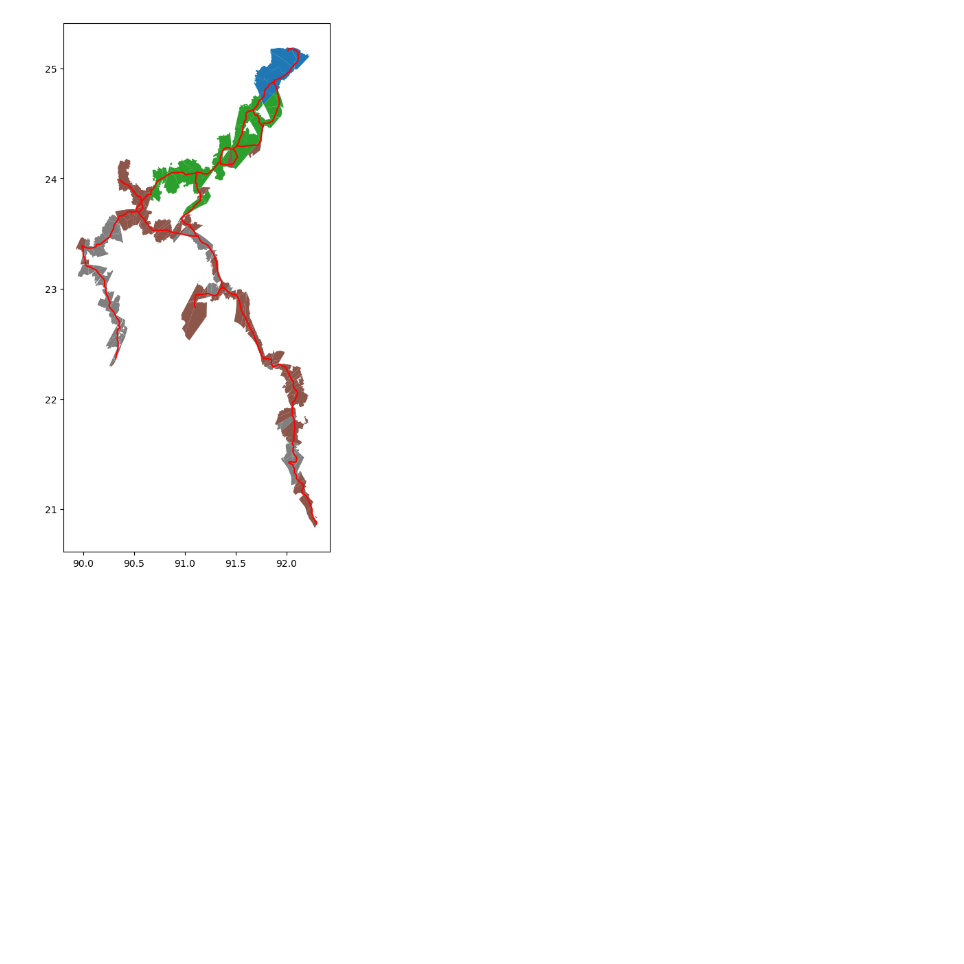
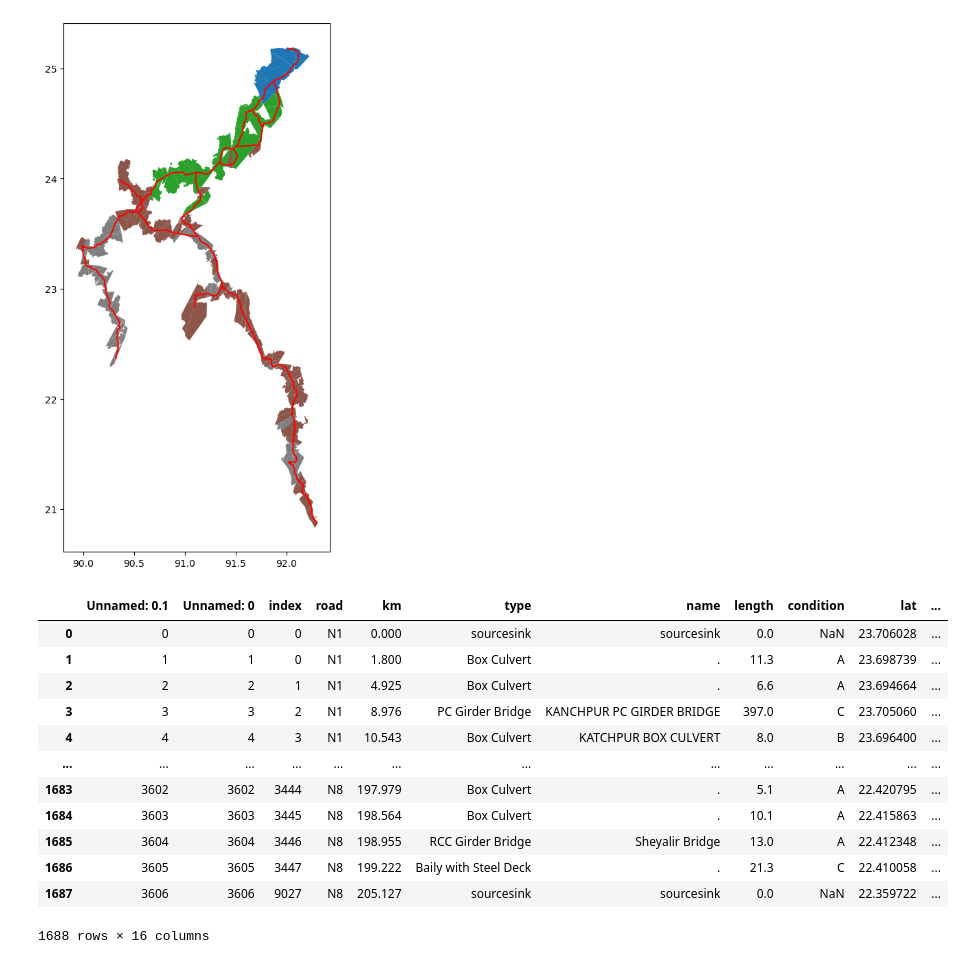
Before and after one commit to mlmoleman/EPA133A-G07-A4, a Jupyter notebook: notebooks/cycloonmap.ipynb, the cells around one changed output. Saved outputs shown, nothing was run; the diff lists cells and outputs as text; code cells hidden in the pictures; blank space fills up the shorter version.

```diff
--- a/notebooks/cycloonmap.ipynb
+++ b/notebooks/cycloonmap.ipynb
@@ -48,6 +49,22 @@ for point_index in gdf_N.index:
     except:
         flood_value.append(0)
 gdf_N["CycloonCat"] = flood_value
+# %%
+gdf_N
+# %% [output]
+|  | Unnamed: 0.1 | Unnamed: 0 | index | road | km | type | name | length | condition | lat | ... |
+| 0 | 0 | 0 | 0 | N1 | 0.000 | sourcesink | sourcesink | 0.0 | NaN | 23.706028 | ... |
+| 1 | 1 | 1 | 0 | N1 | 1.800 | Box Culvert | . | 11.3 | A | 23.698739 | ... |
+| 2 | 2 | 2 | 1 | N1 | 4.925 | Box Culvert | . | 6.6 | A | 23.694664 | ... |
+| 3 | 3 | 3 | 2 | N1 | 8.976 | PC Girder Bridge | KANCHPUR PC GIRDER BRIDGE | 397.0 | C | 23.705060 | ... |
+| 4 | 4 | 4 | 3 | N1 | 10.543 | Box Culvert | KATCHPUR BOX CULVERT | 8.0 | B | 23.696400 | ... |
+| ... | ... | ... | ... | ... | ... | ... | ... | ... | ... | ... | ... |
+| 1683 | 3602 | 3602 | 3444 | N8 | 197.979 | Box Culvert | . | 5.1 | A | 22.420795 | ... |
+| 1684 | 3603 | 3603 | 3445 | N8 | 198.564 | Box Culvert | . | 10.1 | A | 22.415863 | ... |
+| 1685 | 3604 | 3604 | 3446 | N8 | 198.955 | RCC Girder Bridge | Sheyalir Bridge | 13.0 | A | 22.412348 | ... |
+| 1686 | 3605 | 3605 | 3447 | N8 | 199.222 | Baily with Steel Deck | . | 21.3 | C | 22.410058 | ... |
+| 1687 | 3606 | 3606 | 9027 | N8 | 205.127 | sourcesink | sourcesink | 0.0 | NaN | 22.359722 | ... |
+1688 rows × 16 columns
 # %%
 fig,ax=plt.subplots(1,1,figsize=(50,50))
 rel_region.plot(ax=ax,column="CycloonCat")
```
Also changed, not shown: parts of 7 cells of this notebook, 9 other files.
